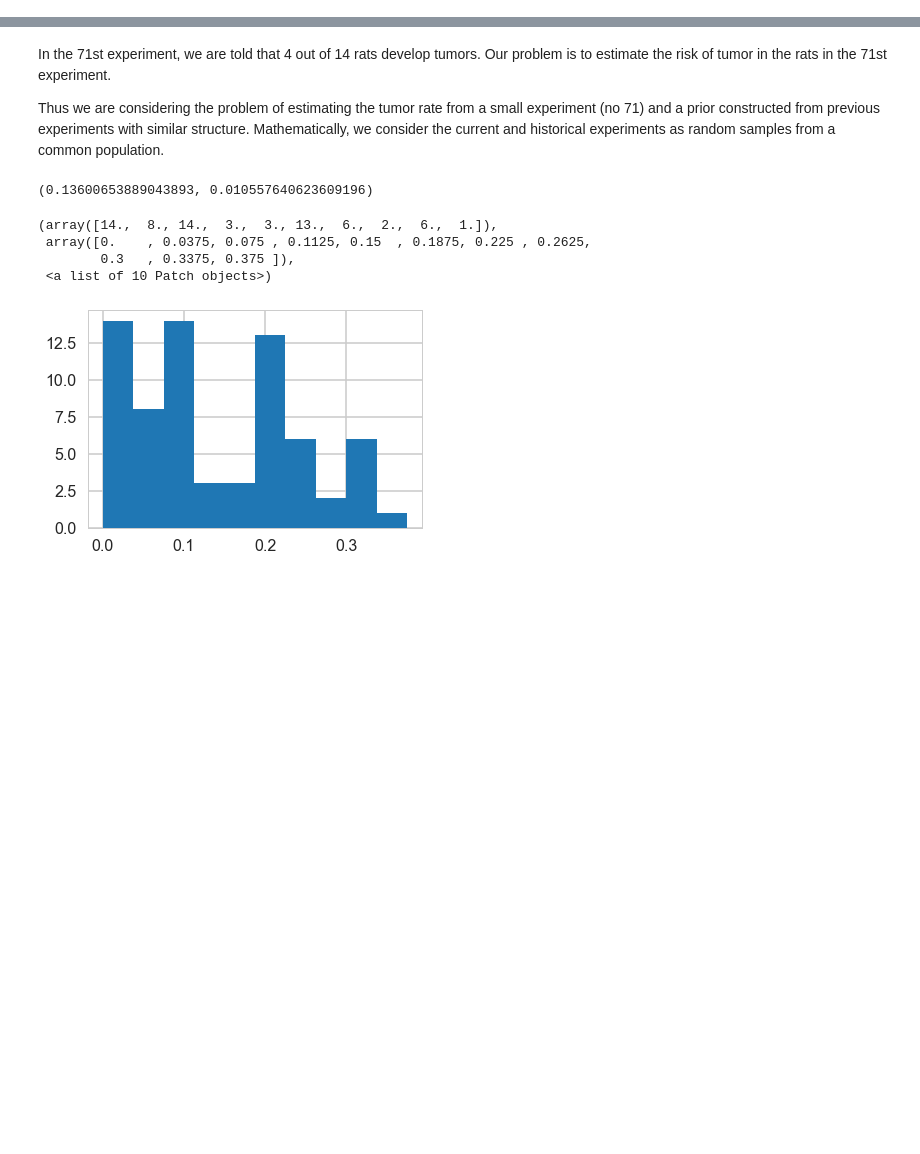
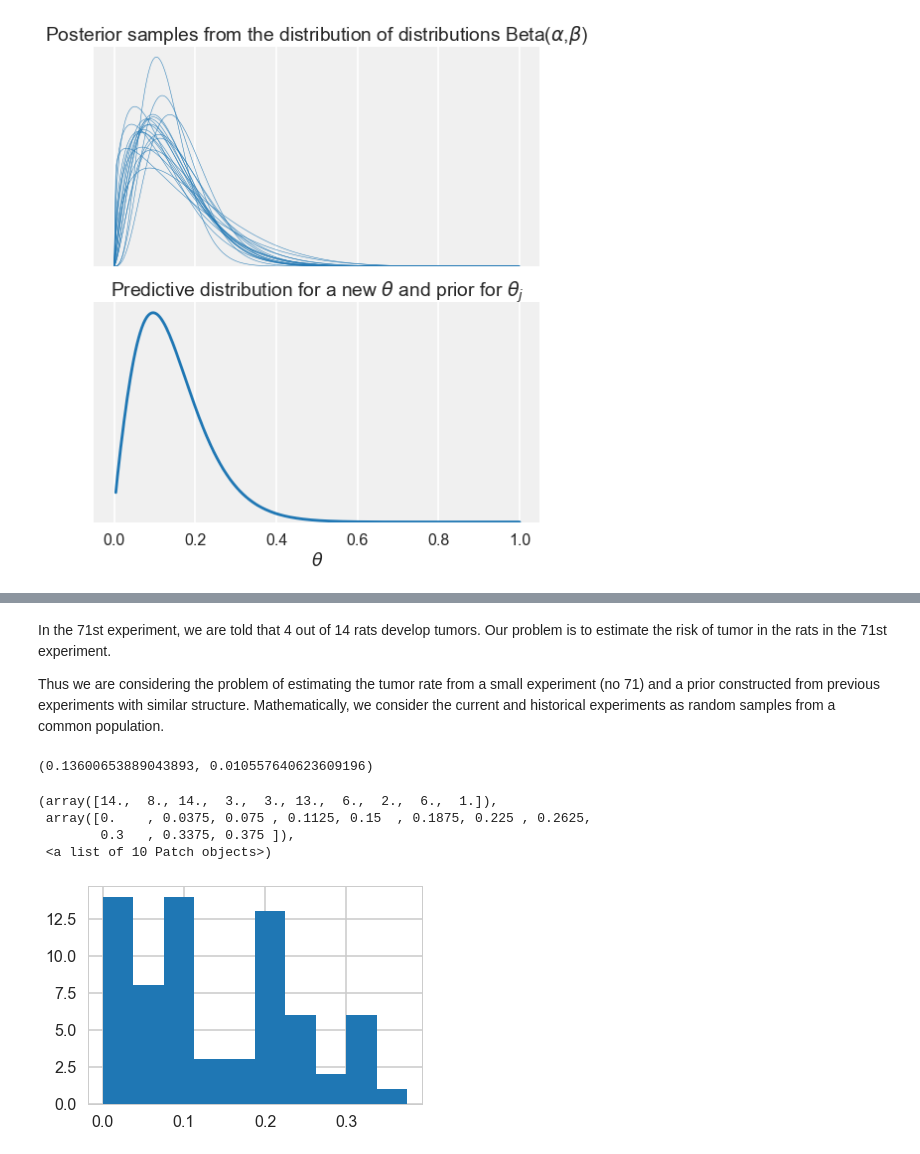
Before and after one commit to totucuong/bayes_data_analysis, a Jupyter notebook: notebooks/theory/multilevel_model.ipynb, the cells around one changed output, grey strips where cells are left out. Drawn from its saved outputs; the diff is of its cells as text; code cells hidden in the pictures; blank space fills up the shorter version.

```diff
--- a/notebooks/theory/multilevel_model.ipynb
+++ b/notebooks/theory/multilevel_model.ipynb
@@ -0,0 +64,5 @@
+# %%
+# edit default plot settings
+plt.rc('font', size=12)
+# apply custom background plotting style
+plt.style.use(plot_tools.custom_styles['gray_background'])
@@ -0,0 +204,47 @@
+# %%
+# sample from the posterior grid of alpha and beta
+nsamp = 1000
+samp_indices = np.unravel_index(
+    np.random.choice(p.size, size=nsamp, p=p.ravel()/p.sum()),
+    p.shape
+)
+samp_A = A[samp_indices[1]]
+samp_B = B[samp_indices[0]]
+# add random jitter, see BDA3 p. 76
+samp_A += (np.random.rand(nsamp) - 0.5) * (A[1]-A[0])
+samp_B += (np.random.rand(nsamp) - 0.5) * (B[1]-B[0])
+# %%
+fig, axes = plt.subplots(2, 1, sharex=True, figsize=(8, 8))
+
+# Plot samples from the distribution of distributions Beta(alpha,beta),
+# that is, plot Beta(alpha,beta) using the posterior samples of alpha and beta
+ax = axes[0]
+ax.plot(
+    x,
+    beta.pdf(x[:,None], samp_A[:20], samp_B[:20]),
+    linewidth=0.5,
+    color='C0'
+)
+ax.set_yticks(())
+ax.set_title(
+    r'Posterior samples from the distribution of distributions '
+    r'Beta($\alpha$,$\beta$)'
+)
+ax.set_ylim((0, ax.set_ylim()[1]))  # set y base to zero
+
+# The average of above distributions, is the predictive distribution for a new
+# theta, and also the prior distribution for theta_j.
+# Plot this.
+ax = axes[1]
+plt.plot(x, np.mean(beta.pdf(x, samp_A[:,None], samp_B[:,None]), axis=0))
+ax.set_yticks(())
+ax.set_xlabel(r'$\theta$')
+ax.set_title(
+    r'Predictive distribution for a new $\theta$ '
+    r'and prior for $\theta_j$'
+)
+ax.set_ylim((0, ax.set_ylim()[1]))  # set y base to zero
+
+fig.tight_layout()
+# %% [output]
+[figure, added]
```
Also changed, not shown: parts of 18 cells of this notebook.
